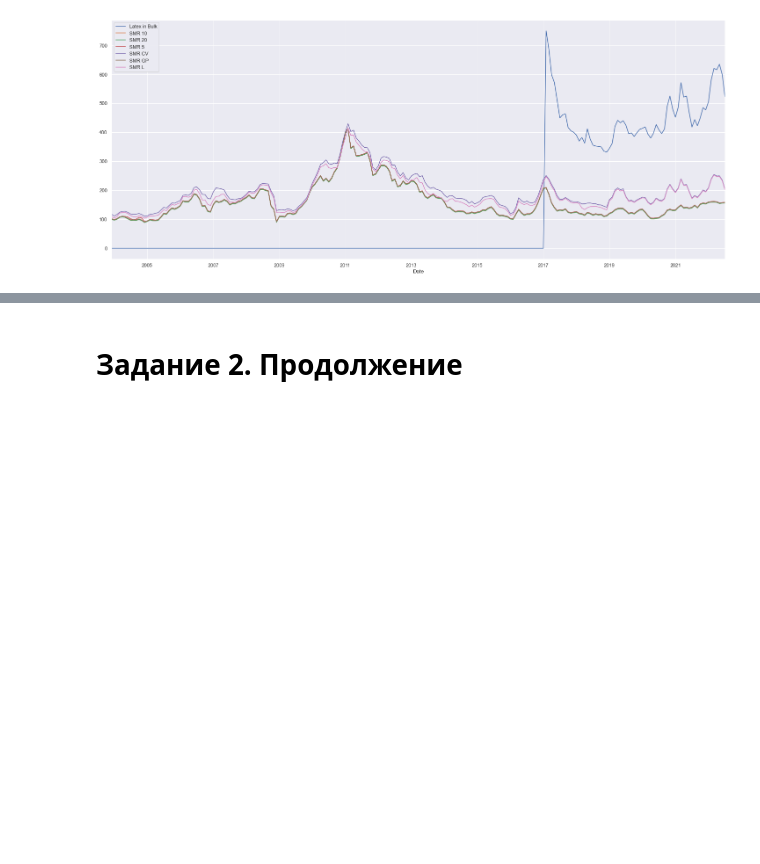
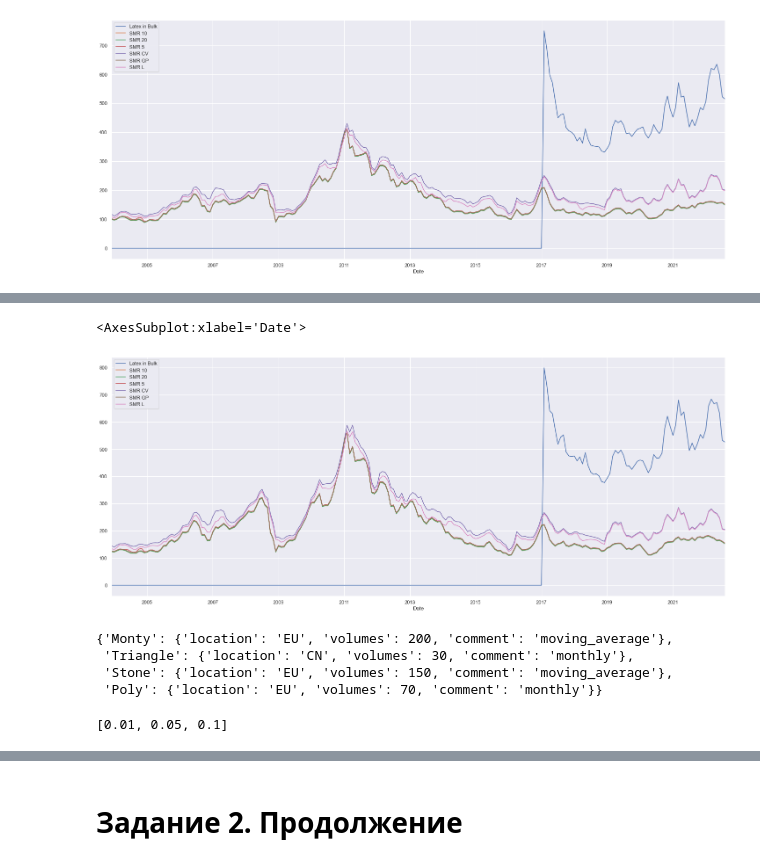
Before and after one commit to Itillonis/python-for-data-analytics, a Jupyter notebook: Lesson3/hometask/SyntheticRubber.ipynb, the cells around one changed output, grey strips where cells are left out. Saved outputs shown, nothing was run; the diff lists cells and outputs as text; code cells hidden in the pictures; blank space fills up the shorter version.

```diff
--- a/Lesson3/hometask/SyntheticRubber.ipynb
+++ b/Lesson3/hometask/SyntheticRubber.ipynb
@@ -255,3 +263,7 @@ euro_prices_df.plot(x='Date')
 # %% [output]
 <AxesSubplot:xlabel='Date'>
 [figure]
+# %%
+dollar_prices_df = main_df.iloc[:,4:].round(2)
+dollar_prices_df['Date'] = main_df['Date']
+dollar_prices_df.head()
@@ -257,0 +277,17 @@ euro_prices_df.plot(x='Date')
+# %%
+dollar_prices_df.plot(x='Date')
+# %% [output]
+<AxesSubplot:xlabel='Date'>
+[figure, added]
+# %%
+customers
+# %% [output]
+{'Monty': {'location': 'EU', 'volumes': 200, 'comment': 'moving_average'},
+ 'Triangle': {'location': 'CN', 'volumes': 30, 'comment': 'monthly'},
+ 'Stone': {'location': 'EU', 'volumes': 150, 'comment': 'moving_average'},
+ 'Poly': {'location': 'EU', 'volumes': 70, 'comment': 'monthly'}}
+# %%
+disc_vals = list(discounts.values())
+disc_vals
+# %% [output]
+[0.01, 0.05, 0.1]
```
Also changed, not shown: parts of 16 cells of this notebook, 9 other files.
